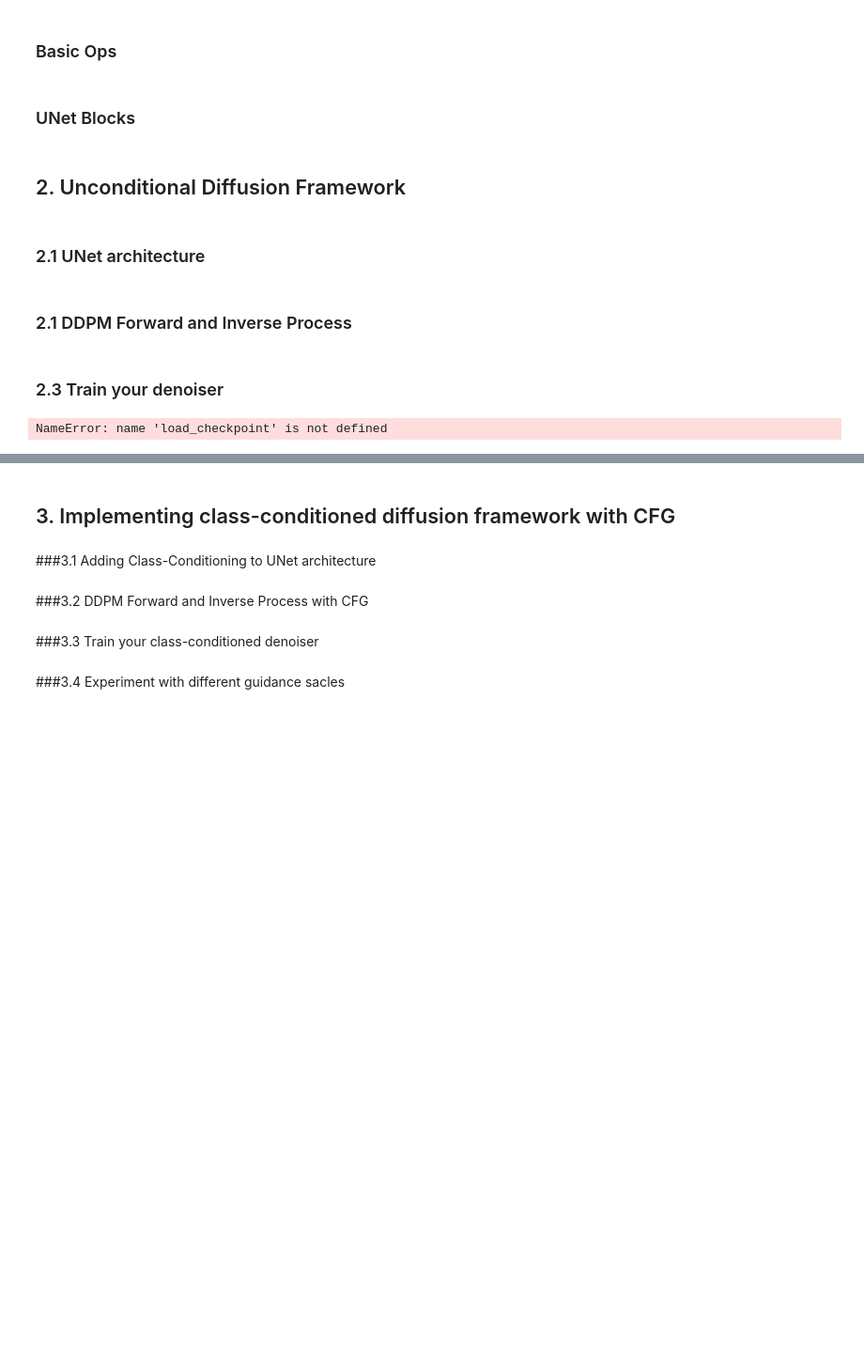
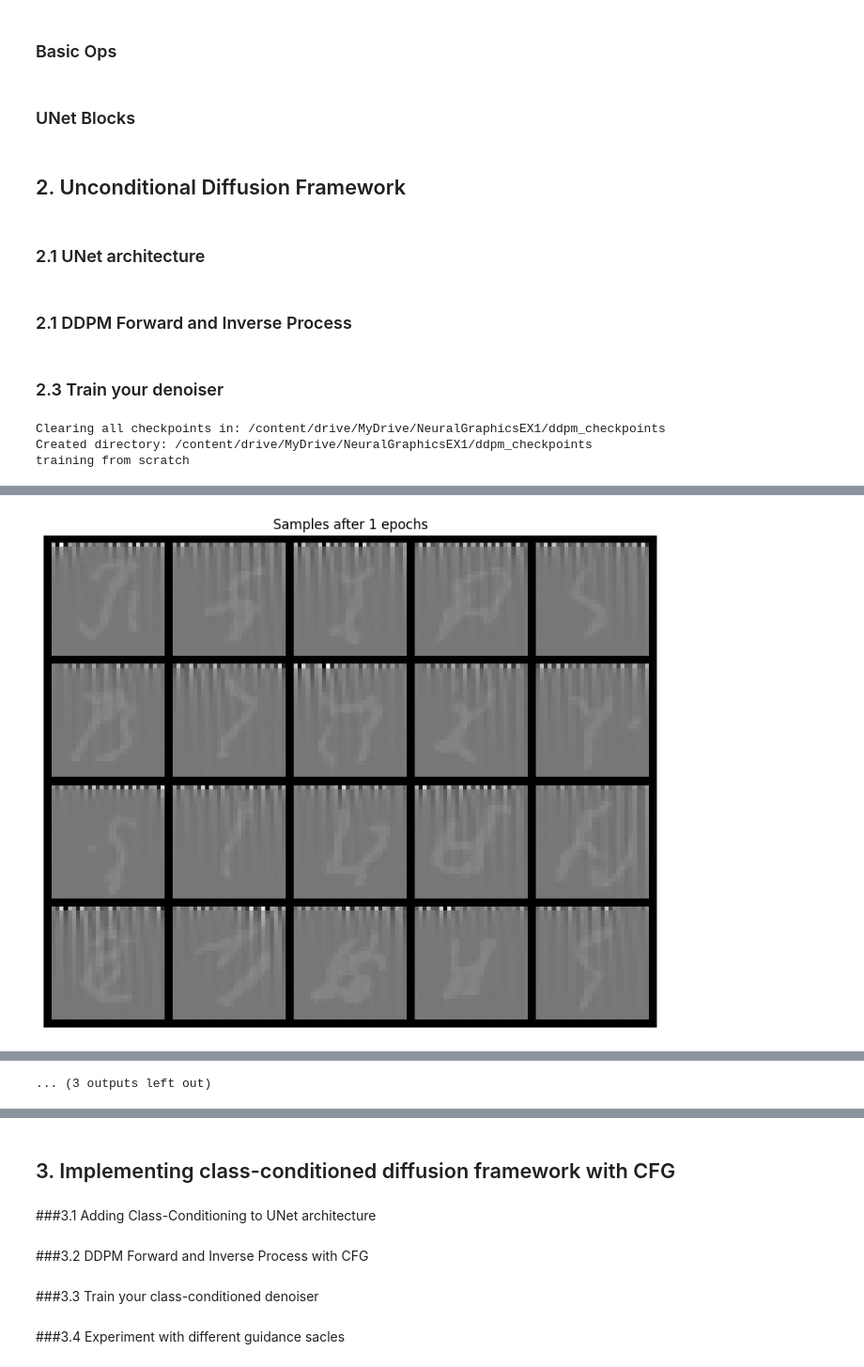
Before and after one commit to IdanYeh/NeuralGraphicsEX1, a Jupyter notebook: Assignment1_Neural_Graphics.ipynb, the cells around one changed output, grey strips where cells are left out. Shown at 94% size. Saved outputs shown, nothing was run; the diff lists cells and outputs as text; code cells hidden in the pictures; blank space fills up the shorter version.

Commit message:
a working version of section 2 (bug fix, alpha instead of alpha bar

```diff
--- a/Assignment1_Neural_Graphics.ipynb
+++ b/Assignment1_Neural_Graphics.ipynb
@@ -432,9 +432,10 @@ def ddpm_forward(
     alpha_bars = ddpm_schedule['alpha_bars'][ts-1].to(device)
     alpha_bars = alpha_bars.view(-1, 1, 1, 1)
     xt_vec = torch.sqrt(alpha_bars)*x_0 + torch.sqrt(1-alpha_bars)*epsilons
-    # ts_normalized = (ts/num_ts).view(-1,1)
-    # epsilons_est = unet(xt_vec,ts_normalized)
-    epsilons_est = unet(xt_vec,ts)
+    ts_normalized = (ts/num_ts).view(-1,1)
+    epsilons_est = unet(xt_vec,ts_normalized)
+    # ts_vec = ts.view(-1,1).float()
+    # epsilons_est = unet(xt_vec,ts_vec)
     loss = nn.functional.mse_loss(epsilons, epsilons_est)
 
     return loss
@@ -466,20 +467,22 @@ def ddpm_sample(
     xt = torch.randn(batch_size, C, H, W, device=device)
 
     alpha_bars = ddpm_schedule['alpha_bars']
+    alphas = ddpm_schedule['alphas']
     beta = ddpm_schedule['betas']
 
     for t in range(num_ts,0,-1):
         z = torch.randn_like(xt) if t > 1 else torch.zeros_like(xt)
-        at = alpha_bars[t-1].view(-1, 1, 1, 1)
+        ath = alpha_bars[t-1].view(-1, 1, 1, 1)
+        at = alphas[t-1].view(-1, 1, 1, 1)
 
         t_norm = torch.full((batch_size, 1), t / num_ts, device=device)
         epsilons_est = unet(xt,t_norm)
 
-        x0_est = (1/torch.sqrt(at))*(xt-torch.sqrt(1-at)*epsilons_est)
+        x0_est = (1/torch.sqrt(ath))*(xt-torch.sqrt(1-ath)*epsilons_est)
 
-        at_next = alpha_bars[t-2].view(-1, 1, 1, 1) if t > 1 else torch.ones_like(at)
+        ath_next = alpha_bars[t-2].view(-1, 1, 1, 1) if t > 1 else torch.ones_like(ath)
         bt = beta[t-1].view(-1, 1, 1, 1)
 
-        xt = (torch.sqrt(at_next)*bt/(1-at))*x0_est + (torch.sqrt(at)*(1-at_next)/(1-at))*xt + torch.sqrt(bt)*z
+        xt = (torch.sqrt(ath_next)*bt/(1-ath))*x0_est + (torch.sqrt(at)*(1-ath_next)/(1-ath))*xt + torch.sqrt(bt)*z
 
-    return x0_est
+    return xt
@@ -534,17 +585,17 @@ from datasets import load_dataset
 def load_MNIST(with_transform):
     # Init MNIST data loaders
     if not with_transform:
-      transform=ToTensor()
+      preprocess = ToTensor()
     else:
-      transfrom = transforms.Compose(
+      preprocess = transforms.Compose(
           [
               transforms.ToTensor(),
               transforms.Normalize([0.5], [0.5]),
           ]
     )
 
-    train_data = MNIST(root='./data', train=True, download=True, transform=transfrom)
-    test_data = MNIST(root='./data', train=False, download=True, transform=transfrom)
+    train_data = MNIST(root='./data', train=True, download=True, transform=preprocess)
+    test_data = MNIST(root='./data', train=False, download=True, transform=preprocess)
     train_loader = DataLoader(train_data, batch_size=batch_size, shuffle=True)
     eval_loader = DataLoader(test_data, batch_size=eval_batch_size, shuffle=True) #Not usefull now, but will be for evaluating class-conditioned denoiser (3.3)
 
@@ -646,7 +697,7 @@ num_epochs = 20
 lr = 1e-3
 img_wh = (28, 28)
 eval_batch_size=20
-T=1000
+T=300
 
 # initial\load checkpoint
 start_epoch, ddpm, optimizer, scheduler, batch_losses, epoch_losses = load_checkpoint(CHECKPOINT_DIR, train_from_scratch, num_hidden, lr, num_epochs, clear_folder)
@@ -719,4 +770,6 @@ plt.legend()
 plt.tight_layout()
 plt.imshow(grid.permute(1, 2, 0).cpu().numpy(), cmap='gray')
 # %% [output]
-NameError: name 'load_checkpoint' is not defined
+Clearing all checkpoints in: /content/drive/MyDrive/NeuralGraphicsEX1/ddpm_checkpoints
+Created directory: /content/drive/MyDrive/NeuralGraphicsEX1/ddpm_checkpoints
+training from scratch
@@ -722,0 +788 @@ NameError: name 'load_checkpoint' is not defined
+[figure, added]
@@ -723,3 +867,4 @@ NameError: name 'load_checkpoint' is not defined
+... (3 outputs left out)
 # %%
 # original training loop
 import matplotlib.pyplot as plt
```
Also changed, not shown: parts of 4 cells of this notebook.
